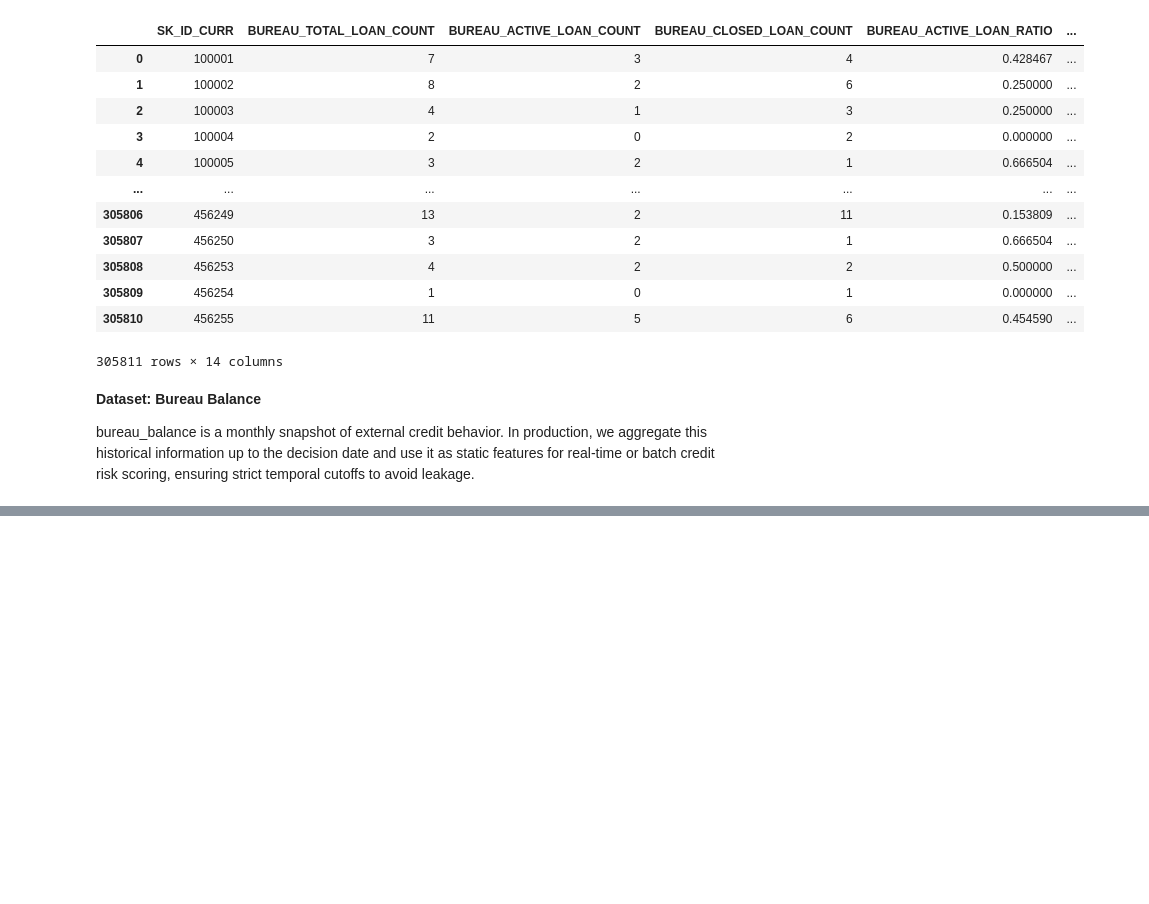
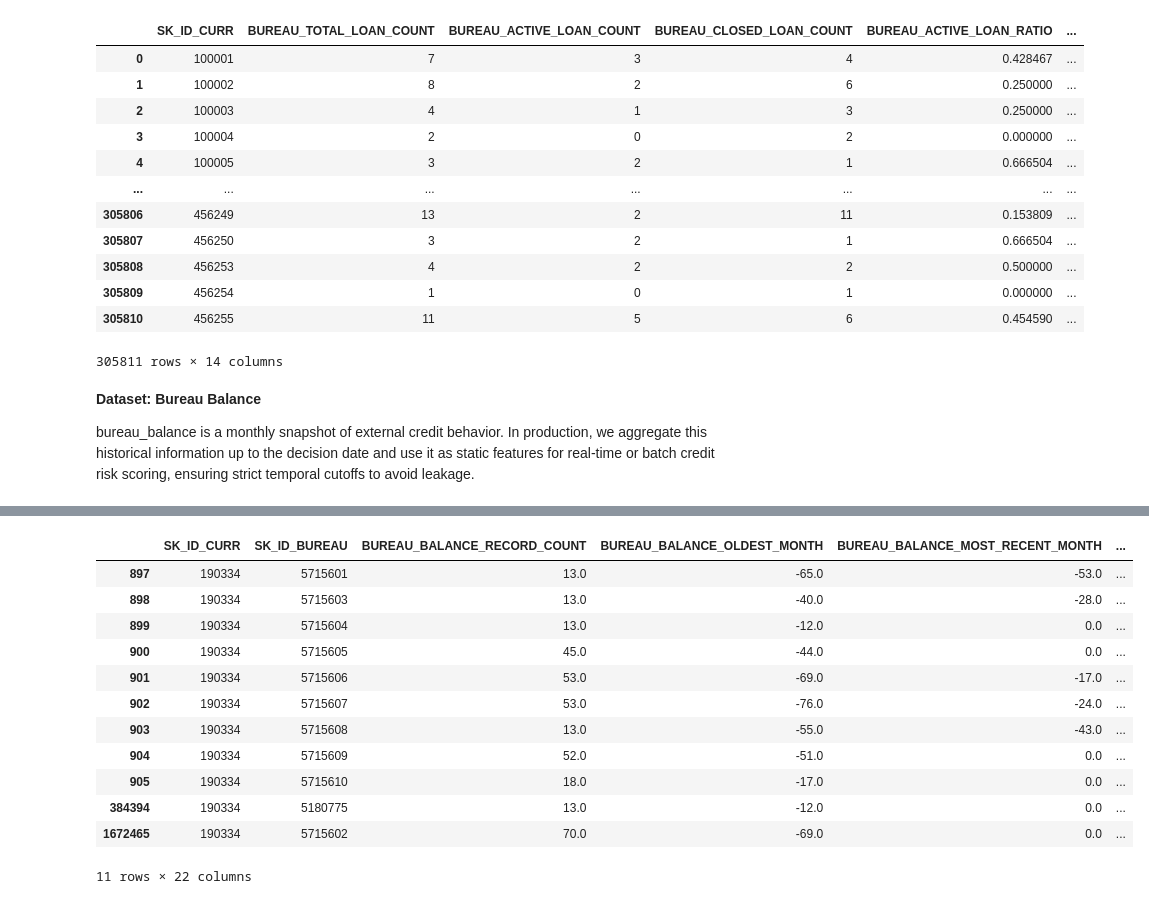
Before and after one commit to h90a00l/home_credit_default_risk_mle, a Jupyter notebook: notebooks/exploratory_data_analysis.ipynb, the cells around one changed output, grey strips where cells are left out. Cells and saved outputs as stored; diff of their text form; code cells hidden in the pictures; blank space fills up the shorter version.

```diff
--- a/notebooks/exploratory_data_analysis.ipynb
+++ b/notebooks/exploratory_data_analysis.ipynb
@@ -260,0 +240,16 @@ S
+# %%
+df.query("SK_ID_CURR == 190334")
+# %% [output]
+|  | SK_ID_CURR | SK_ID_BUREAU | BUREAU_BALANCE_RECORD_COUNT | BUREAU_BALANCE_OLDEST_MONTH | BUREAU_BALANCE_MOST_RECENT_MONTH | ... |
+| 897 | 190334 | 5715601 | 13.0 | -65.0 | -53.0 | ... |
+| 898 | 190334 | 5715603 | 13.0 | -40.0 | -28.0 | ... |
+| 899 | 190334 | 5715604 | 13.0 | -12.0 | 0.0 | ... |
+| 900 | 190334 | 5715605 | 45.0 | -44.0 | 0.0 | ... |
+| 901 | 190334 | 5715606 | 53.0 | -69.0 | -17.0 | ... |
+| 902 | 190334 | 5715607 | 53.0 | -76.0 | -24.0 | ... |
+| 903 | 190334 | 5715608 | 13.0 | -55.0 | -43.0 | ... |
+| 904 | 190334 | 5715609 | 52.0 | -51.0 | 0.0 | ... |
+| 905 | 190334 | 5715610 | 18.0 | -17.0 | 0.0 | ... |
+| 384394 | 190334 | 5180775 | 13.0 | -12.0 | 0.0 | ... |
+| 1672465 | 190334 | 5715602 | 70.0 | -69.0 | 0.0 | ... |
+11 rows × 22 columns
```
Also changed, not shown: parts of 10 cells of this notebook, 1 other file.
